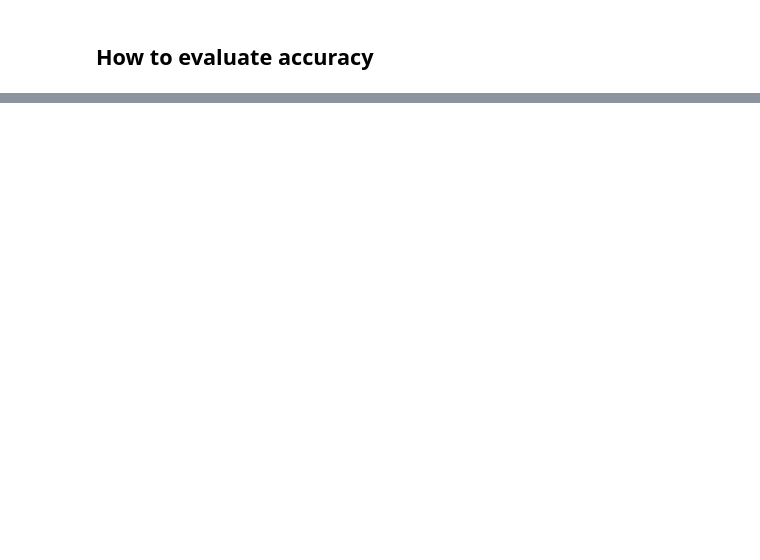
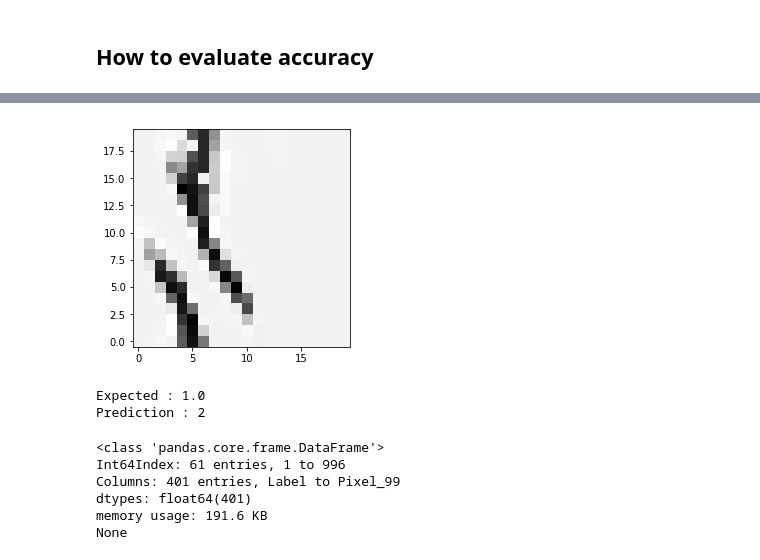
Before and after one commit to AntoineCremel/ING4Files, a Jupyter notebook: machineLearning/week6/Assignment6.ipynb, the cells around one changed output, grey strips where cells are left out. Drawn from its saved outputs; the diff is of its cells as text; code cells hidden in the pictures; blank space fills up the shorter version.

```diff
--- a/machineLearning/week6/Assignment6.ipynb
+++ b/machineLearning/week6/Assignment6.ipynb
@@ -133,7 +133,7 @@ To make it work, we must first define the sigmoid function that we will
 be using for activation.
 # %%
 def sigmoid(x):
-    return 1/(1 + np.exp(-x))
+    return np.power(1 + np.exp(-x), -1)
 # %%
 def feed_forward_batch(batch, params):
     """
@@ -387,0 +456,29 @@ print(np.argmax(test_results[-1]["post_activation"], axis=1))
+# %%
+# Get the results of the test
+test_outputs = test_results[-1]["post_activation"]
+number_predicted = np.argmax(test_outputs, axis=1)
+
+# Error will contain all the images that were mispredicted
+errors = pd.DataFrame()
+for i, predicted in enumerate(number_predicted):
+    if test_data.loc[i]['Label'] != predicted:
+        errors = errors.append(test_data.loc[i])
+# %%
+check = 20
+X = errors.iloc[check].drop(["Label"]).values
+draw_number(X)
+print("Expected :", errors.iloc[check]["Label"])
+print("Prediction :", get_one_result(model, X)[0])
+# %% [output]
+[figure, added]
+Expected : 1.0
+Prediction : 2
+# %%
+print(errors.info())
+# %% [output]
+<class 'pandas.core.frame.DataFrame'>
+Int64Index: 61 entries, 1 to 996
+Columns: 401 entries, Label to Pixel_99
+dtypes: float64(401)
+memory usage: 191.6 KB
+None
```
Also changed, not shown: parts of 18 cells of this notebook, 1 other file.
